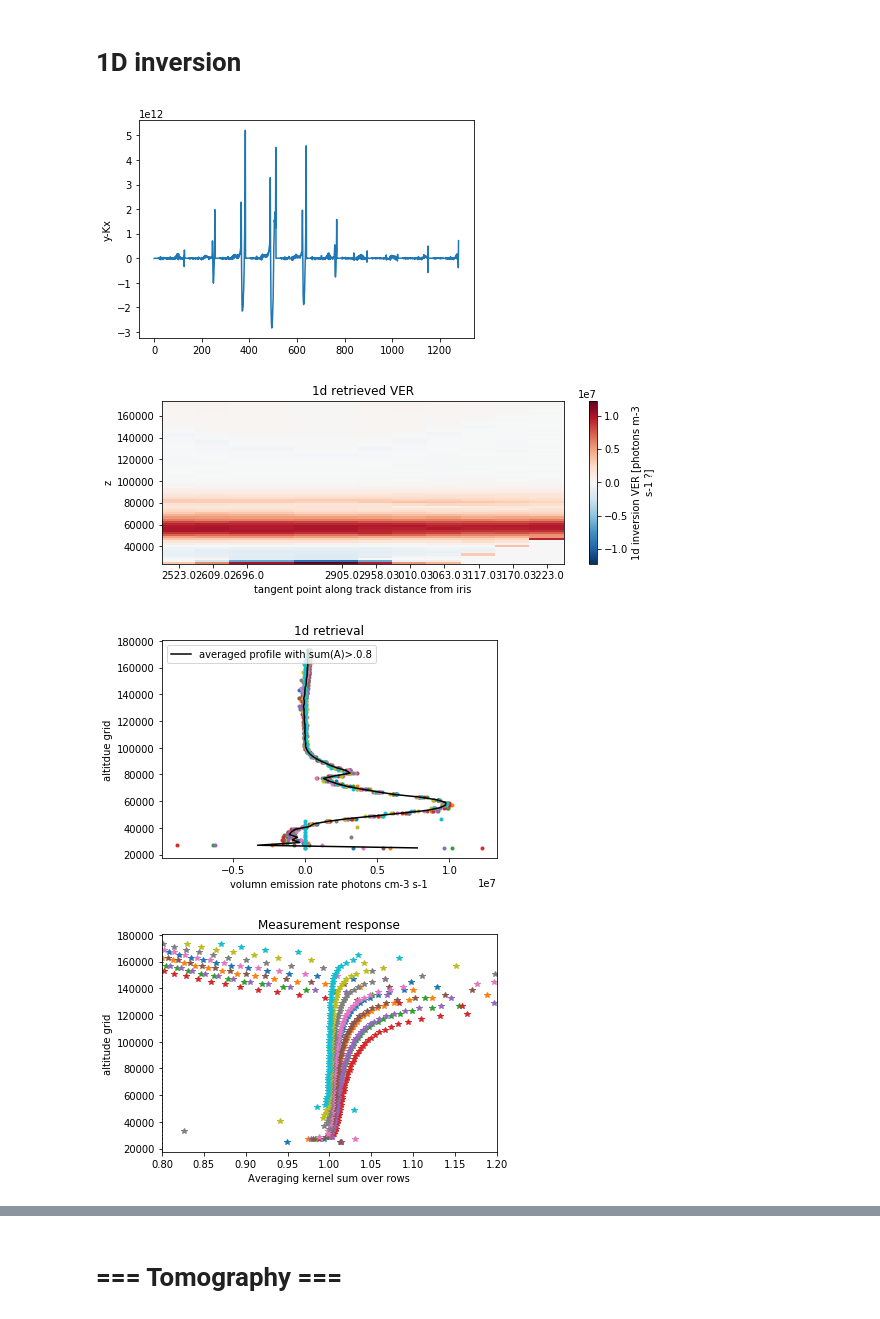
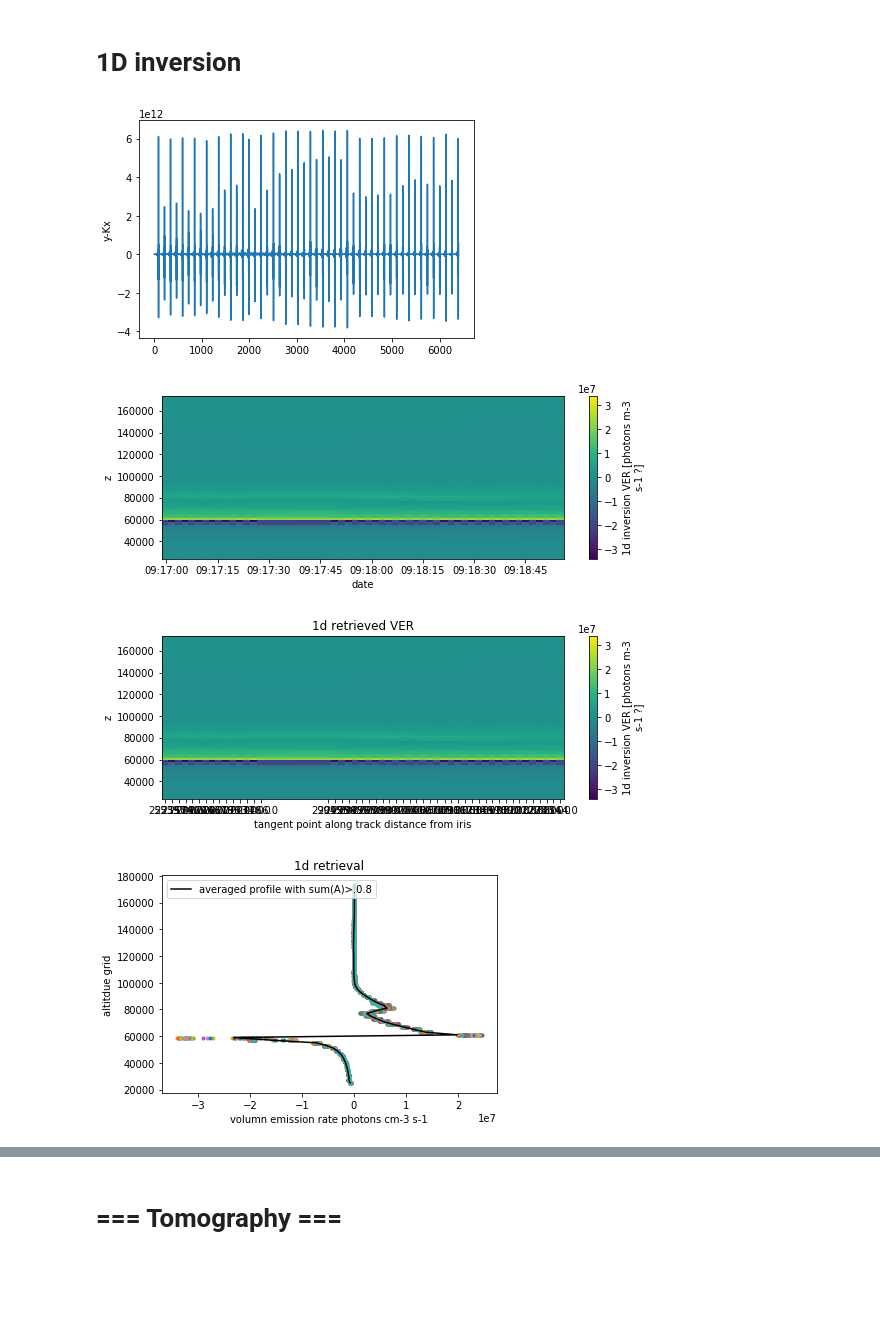
Before and after one commit to Anqi-Li/iris, a Jupyter notebook: notebooks/IRIS_Tomography-new_coordinate.ipynb, the cells around one changed output, grey strips where cells are left out. Drawn from its saved outputs; the diff is of its cells as text; code cells hidden in the pictures; blank space fills up the shorter version.

Commit message:
try to clip off certain data above/below altitudes and invert them.

```diff
--- a/notebooks/IRIS_Tomography-new_coordinate.ipynb
+++ b/notebooks/IRIS_Tomography-new_coordinate.ipynb
@@ -25,8 +25,8 @@ np.unique(all_image)
 array([20900, 20901, 20902, 20903, 20950, 20951, 20952])
 # %%
 orbit = 20900
-num_of_orbits = 1
-ch = 2
+num_of_orbits = 0
+ch = 3
 
 db = sql.connect('../OSIRIS_three_orbits_test.db')
 cur = db.cursor()
@@ -96,4 +96,7 @@ tan_lon = tan_lon.sel(date=l1.dropna('date').date)
 tan_alt = tan_alt.sel(date=l1.dropna('date').date)
 date = l1.dropna('date').date.data
 print('num of images after removing nan: {}'.format(len(date)))
+
+l1 = l1.where(tan_alt<110e3,0).where(tan_alt>60e3,0)
+l1.notnull()[0]
 # %% [output]
@@ -103,7 +123,7 @@ num of images after removing nan: 4772
 # choose some images and pixels
 # %%
 #====choose mesurements
-im_lst = np.arange(1950,2000, 5) # dayglow example
+im_lst = np.arange(1950,2000, 1) # dayglow example
 #im_lst = np.arange(2000,2050, 5) # datglow doesnt work (scanning)
 #im_lst = np.arange(600,800, 10) #nightglow example
 pix_lst = np.arange(22,128)
@@ -248,6 +268,35 @@ for i in range(len(im_lst)):
     Ave.append(A.sum(axis=1)) #sum over rows
     residual.append(y-K.dot(x))
 
+#plt.figure()
+#plt.plot(np.array(residual).ravel())
+#plt.ylabel('y-Kx')
+
+result_1d = xr.DataArray(result_1d,
+                         coords=(date[im_lst], z),
+                         dims=('date', 'z'))
+result_1d.attrs['units'] = 'photons m-3 s-1 ?'
+result_1d.attrs['long_name'] = '1d inversion VER'
+Ave = np.array(Ave)
+mr_threshold = 0.8
+result_1d_mean = result_1d.where(Ave>mr_threshold).mean(dim='date')
+
+#==== invert once more
+result_1d_pre = result_1d
+result_1d_mean_pre = result_1d_mean
+xa = result_1d_mean_pre.data
+Ave = []
+residual = []
+for i in range(len(im_lst)):
+    h = tan_alt.isel(date=im_lst[i]).data
+    K = pathl1d_iris(h, z, z_top)
+    y = l1.isel(date=im_lst[i]).data
+#    Se = np.diag(error.data[i,:]**2)
+    x, A, Ss, Sm = linear_oem(K, Se, Sa, y, xa)
+    result_1d[i,:] = x
+    Ave.append(A.sum(axis=1)) #sum over rows
+    residual.append(y-K.dot(x))
+
 plt.figure()
 plt.plot(np.array(residual).ravel())
 plt.ylabel('y-Kx')
@@ -258,45 +307,47 @@ result_1d = xr.DataArray(result_1d,
 result_1d.attrs['units'] = 'photons m-3 s-1 ?'
 result_1d.attrs['long_name'] = '1d inversion VER'
 Ave = np.array(Ave)
-mr_threshold = 0.8
-result_1d_mean = result_1d.where(Ave>mr_threshold).mean(dim='date')
 
 # plot VER results
+result_1d_pre.plot(x='date', y='z',
+                   cmap='viridis',
+                  size=3, aspect=3)
 result_1d.plot(x='date', y='z',
+               cmap='viridis',
 #         norm=LogNorm(),
 #         vmin=0, vmax=1e7,
-         size=3, aspect=3)
+                size=3, aspect=3)
 ax = plt.gca()
 ax.set(title='1d retrieved VER',
       xlabel='tangent point along track distance from iris')
 ax.set_xticks(date[im_lst])
 ax.set_xticklabels(np.round(tan_beta.sel(pixel=60).data*Re))
 plt.show()
 
 plt.figure()
 ax = plt.gca()
 ax.plot(result_1d.T, z, '.')
 result_1d_mean.plot(y='z', color='k',ls='-',
                     label='averaged profile with sum(A)>.{}'.format(mr_threshold))
 ax.set_xscale('linear')
 ax.set(#xlim=[1e4, 1e8],
        xlabel='volumn emission rate photons cm-3 s-1',
        ylabel='altitdue grid',
        title='1d retrieval')
 ax.legend(loc='upper left')
 plt.show()
 
 # plot averaging kernel
 plt.plot(Ave.T, z, '*')
 plt.xlabel('Averaging kernel sum over rows')
 plt.ylabel('altitude grid')
 plt.title('Measurement response')
 plt.xlim([mr_threshold, 1.2])
 plt.axvline(x=mr_threshold, ls=':', color='k')
 #plt.text(mr_threshold, z[-1], 'threshold')
 plt.show()
 # %% [output]
-[figure, old version]
+[figure, new version]
-[figure, old version]
+[figure, new version]
-[figure, old version]
+[figure, new version]
-[figure, old version]
+[figure, new version]
```
Also changed, not shown: parts of 20 cells of this notebook, 9 other files.
